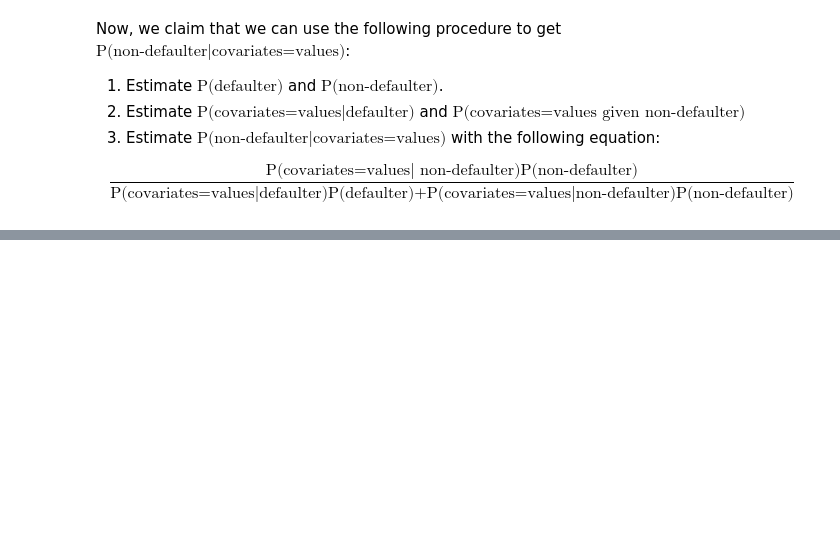
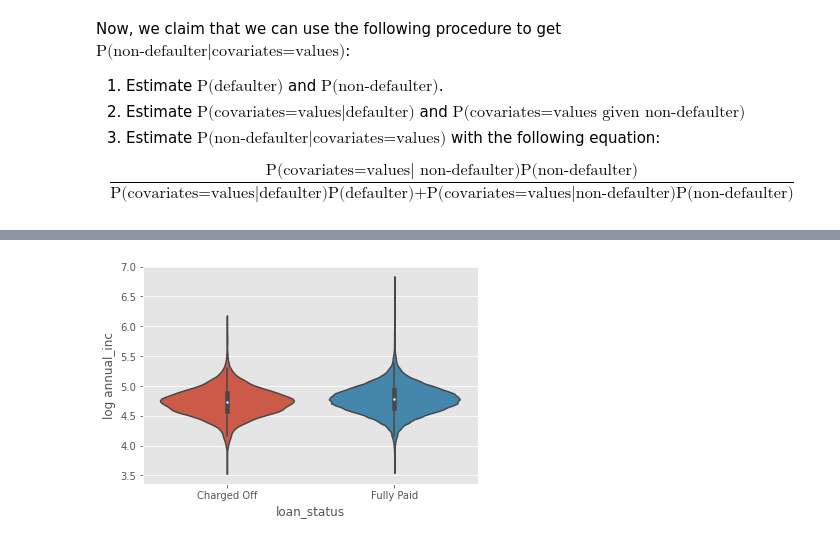
Before and after one commit to ancastillar/How-important-is-the-income-source-of-a-loan-applicant-, a Jupyter notebook: Model_LOAN_NOLINEAR.ipynb, the cells around one changed output, grey strips where cells are left out. Saved outputs shown, nothing was run; the diff lists cells and outputs as text; code cells hidden in the pictures; blank space fills up the shorter version.

```diff
--- a/Model_LOAN_NOLINEAR.ipynb
+++ b/Model_LOAN_NOLINEAR.ipynb
@@ -257,0 +267,6 @@ $$
+# %%
+#We have to standardize  this variable to view better results
+ax = sns.violinplot(x=df['loan_status'], y=np.log10(df['annual_inc']));
+ax.set(ylabel='log annual_inc');
+# %% [output]
+[figure, added]
```
Also changed, not shown: parts of 4 cells of this notebook.
